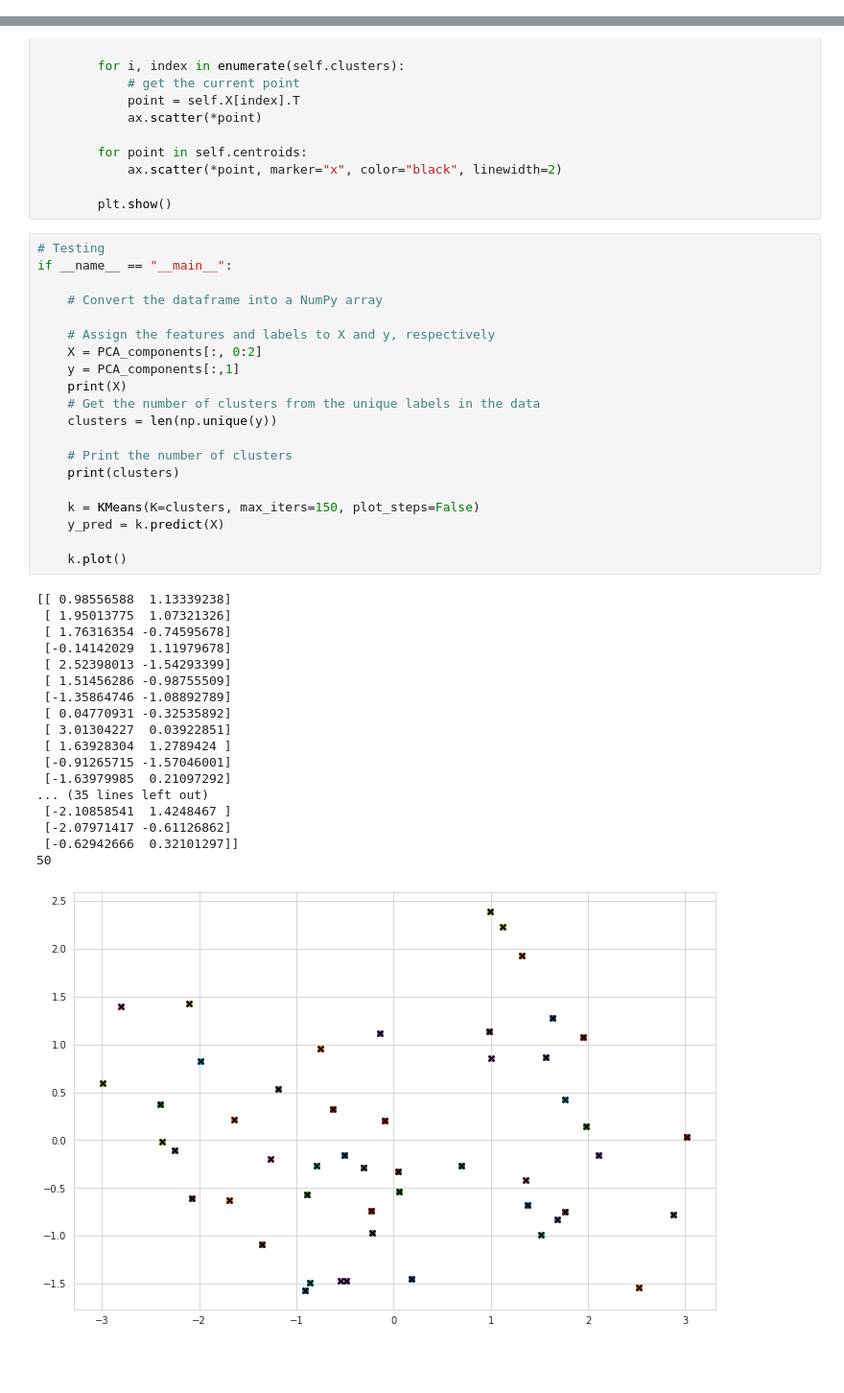
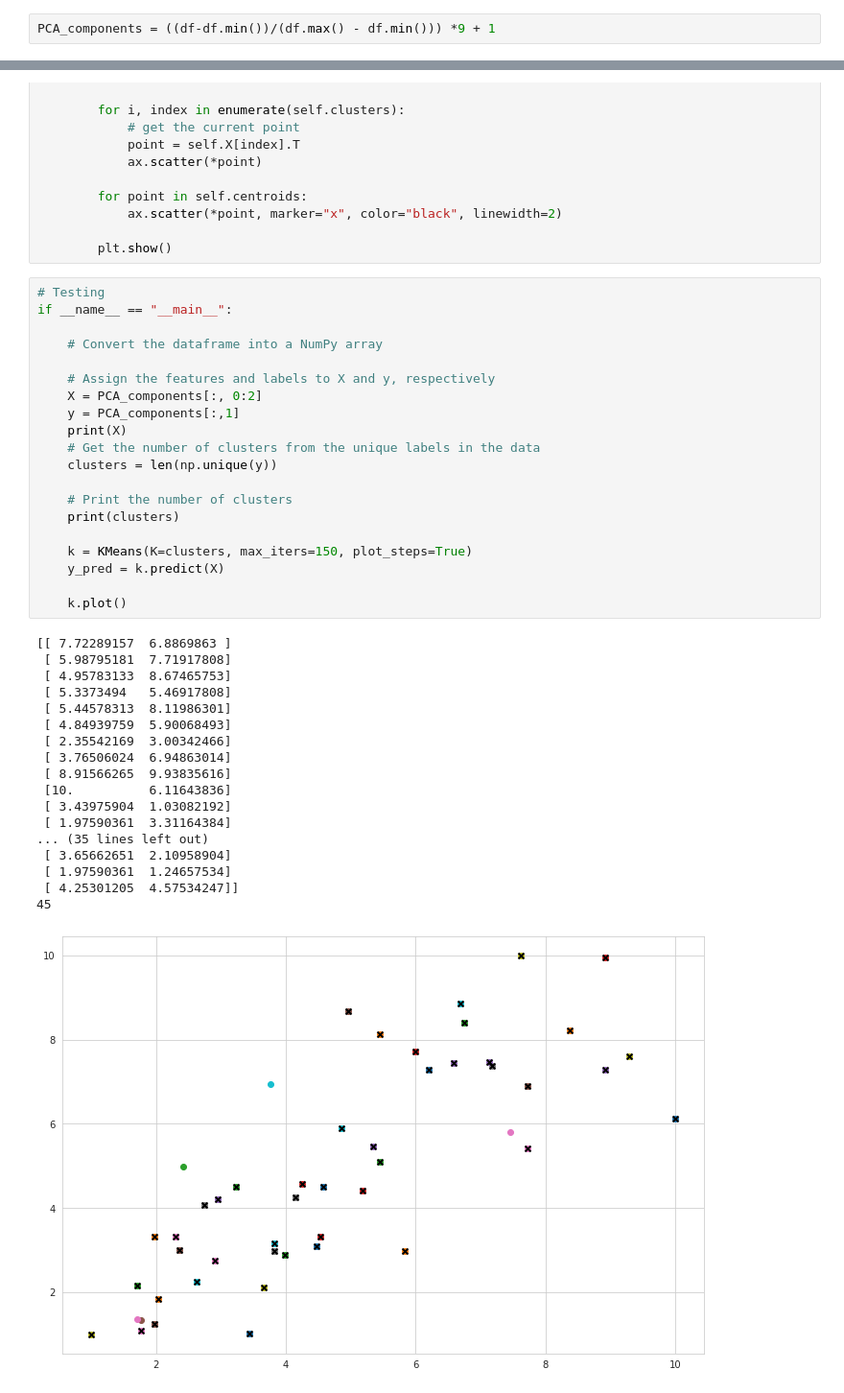
Before and after one commit to TROISTROIS/BLUE-BOOK-FOR-BULLDOZERS, a Jupyter notebook: k-means-practice.ipynb, the cells around one changed output, grey strips where cells are left out. Shown: that part at 96% size. Drawn from its saved outputs; the diff is of its cells as text; blank space fills up the shorter version.

```diff
--- a/k-means-practice.ipynb
+++ b/k-means-practice.ipynb
@@ -120 +104,3 @@ PCA_components = pd.DataFrame(principalComponents)
+# %%
+PCA_components = ((df-df.min())/(df.max() - df.min())) *9 + 1
 # %%
@@ -255,39 +242,39 @@ class KMeans:
 # %%
 # Testing
 if __name__ == "__main__":
 
     # Convert the dataframe into a NumPy array
 
     # Assign the features and labels to X and y, respectively
     X = PCA_components[:, 0:2]
     y = PCA_components[:,1]
     print(X)
     # Get the number of clusters from the unique labels in the data
     clusters = len(np.unique(y))
 
     # Print the number of clusters
     print(clusters)
 
-    k = KMeans(K=clusters, max_iters=150, plot_steps=False)
+    k = KMeans(K=clusters, max_iters=150, plot_steps=True)
     y_pred = k.predict(X)
 
     k.plot()
 # %% [output]
-[[ 0.98556588  1.13339238]
- [ 1.95013775  1.07321326]
- [ 1.76316354 -0.74595678]
- [-0.14142029  1.11979678]
- [ 2.52398013 -1.54293399]
- [ 1.51456286 -0.98755509]
- [-1.35864746 -1.08892789]
- [ 0.04770931 -0.32535892]
- [ 3.01304227  0.03922851]
- [ 1.63928304  1.2789424 ]
- [-0.91265715 -1.57046001]
- [-1.63979985  0.21097292]
+[[ 7.72289157  6.8869863 ]
+ [ 5.98795181  7.71917808]
+ [ 4.95783133  8.67465753]
+ [ 5.3373494   5.46917808]
+ [ 5.44578313  8.11986301]
+ [ 4.84939759  5.90068493]
+ [ 2.35542169  3.00342466]
+ [ 3.76506024  6.94863014]
+ [ 8.91566265  9.93835616]
+ [10.          6.11643836]
+ [ 3.43975904  1.03082192]
+ [ 1.97590361  3.31164384]
 ... (35 lines left out)
- [-2.10858541  1.4248467 ]
- [-2.07971417 -0.61126862]
- [-0.62942666  0.32101297]]
-50
+ [ 3.65662651  2.10958904]
+ [ 1.97590361  1.24657534]
+ [ 4.25301205  4.57534247]]
+45
-[figure, old version]
+[figure, new version]
```
Also changed, not shown: parts of 7 cells of this notebook.
